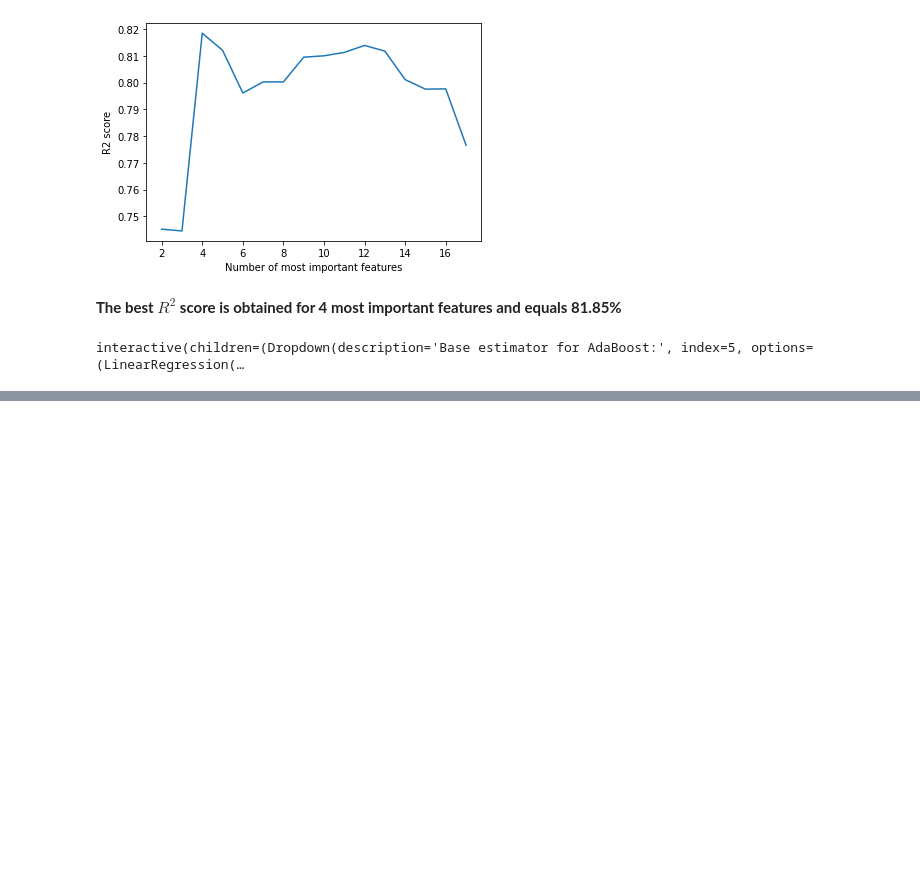
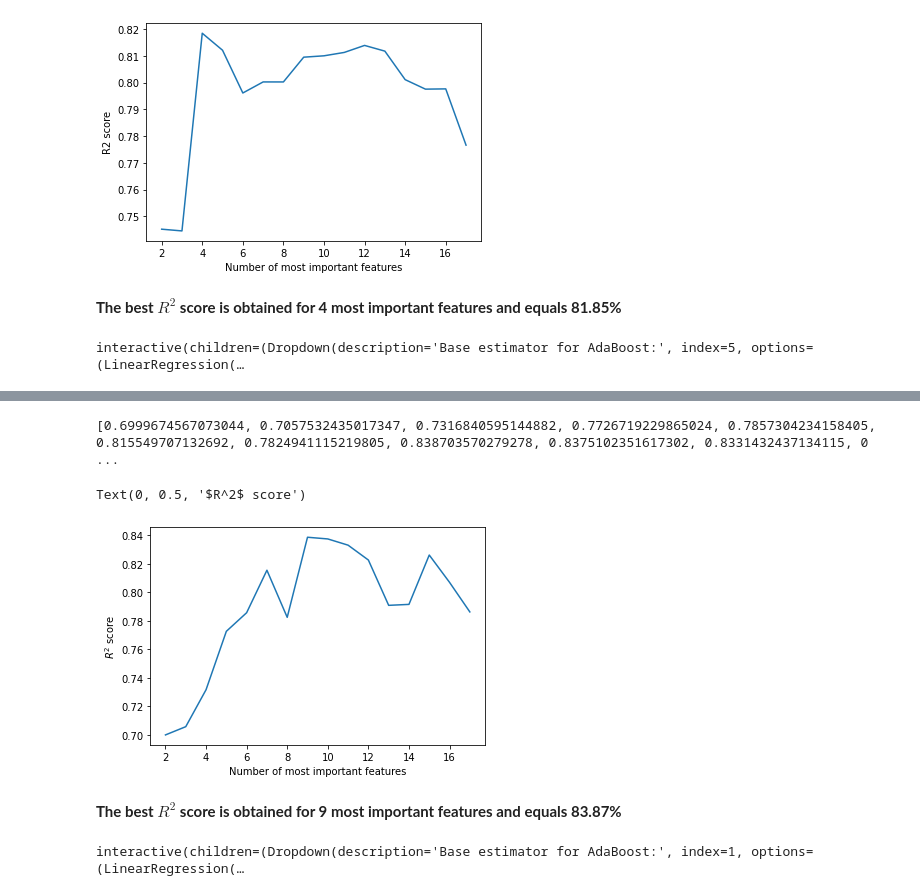
Before and after one commit to monikachudyba/MachineLearningProjects, a Jupyter notebook: Regression - House Pricing.ipynb, the cells around one changed output, grey strips where cells are left out. Cells and saved outputs as stored; diff of their text form; code cells hidden in the pictures; blank space fills up the shorter version.

Commit message:
Bagging

```diff
--- a/Regression - House Pricing.ipynb
+++ b/Regression - House Pricing.ipynb
@@ -612,0 +636,21 @@ interactive(children=(Dropdown(description='Base estimator for AdaBoost:', index
+# %%
+lr = LinearRegression()
+dtr = DecisionTreeRegressor()
+dtr3 = DecisionTreeRegressor(max_depth = 3)
+knr3 = KNeighborsRegressor(n_neighbors = 3)
+knr = KNeighborsRegressor()
+svr = SVR()
+svr_lin = SVR(kernel='linear')
+# %%
+tuned_parameters = {
+    'base_estimator': [lr, dtr, dtr3, knr3, knr, svr, svr_lin],
+    'n_estimators': [10, 20, 30],
+    'bootstrap_features': [False, True],
+    'oob_score': [False, True],
+    'warm_start': [False, True]
+}
+
+br= BaggingRegressor(random_state = 33)
+
+model = GridSearchCV(br, tuned_parameters, cv=10, scoring='r2')
+model.fit(X_train, y_train)
@@ -612,0 +693,7 @@ interactive(children=(Dropdown(description='Base estimator for AdaBoost:', index
+# %%
+best_reg= BaggingRegressor(base_estimator = dtr, bootstrap_features= True, n_estimators= 30, random_state = 33)
+best_fit = best_reg.fit(X_train, y_train)
+# %%
+pi = permutation_importance(best_fit, X_test, y_test,
+                           n_repeats=10,
+                           random_state=33)
@@ -612,0 +704,48 @@ interactive(children=(Dropdown(description='Base estimator for AdaBoost:', index
+# %%
+num_feats=list(range(2,18))
+score=[]
+for n in num_feats:
+    features = pi.importances_mean.argsort()[-n:]
+    regr2d=best_reg.fit(X_train[:,features ], y_train)
+    y_pred2d = regr2d.predict(X_test[:, features])
+    score.append(metrics.r2_score(y_test,y_pred2d))
+print(score)
+plt.plot(num_feats,score)
+plt.xlabel('Number of most important features')
+plt.ylabel('$R^2$ score')
+# %% [output]
+[0.6999674567073044, 0.7057532435017347, 0.7316840595144882, 0.7726719229865024, 0.7857304234158405, 0.815549707132692, 0.7824941115219805, 0.838703570279278, 0.8375102351617302, 0.8331432437134115, 0 ...
+Text(0, 0.5, '$R^2$ score')
+[figure, added]
+# %% [markdown]
+**The best $R^2$ score is obtained for 9 most important features and equals 83.87%**
+# %%
+features = pi.importances_mean.argsort()[-9:]
+X=X_train[:,pi.importances_mean.argsort()[-1]]
+X_t = X_test[:,pi.importances_mean.argsort()[-1]]
+
+@interact(estimator=widgets.Dropdown(options=[lr, dtr, dtr3, knr3, knr, svr, svr_lin], value=dtr, description='Base estimator for AdaBoost:', style= {'description_width': 'initial'}),
+          show_train=widgets.Checkbox(value=True, description= 'Show train dataset'))
+def different_estimator(estimator, show_train):
+
+  model = BaggingRegressor(base_estimator = estimator, bootstrap_features= True, n_estimators= 30, random_state = 33)
+  regr2d=model.fit(X_train[:,features ], y_train)
+  y_pred2d = regr2d.predict(X_test[:, features])
+
+  if show_train:
+    fig = go.Figure([
+        go.Scatter(x=X, y=y_train, name='train', mode='markers'),
+        go.Scatter(x=X_t, y=y_test, name='test', mode='markers'),
+        go.Scatter(x=np.sort(X_t), y=y_pred2d[X_t.argsort()], name=f'prediction: {metrics.r2_score(y_test,y_pred2d)*100:.4} %')
+      ])
+    fig.update_layout(xaxis_title="Latitude coordinate, standardized", yaxis_title="Price of house, standardized")
+  else:
+    fig = go.Figure([
+        go.Scatter(x=X_t, y=y_test, name='test', mode='markers'),
+        go.Scatter(x=np.sort(X_t), y=y_pred2d[X_t.argsort()], name=f'prediction: {metrics.r2_score(y_test,y_pred2d)*100:.4} %')
+      ])
+    fig.update_layout(xaxis_title="Latitude coordinate, standardized", yaxis_title="Price of house, standardized")
+
+  return fig.show(renderer="colab")
+# %% [output]
+interactive(children=(Dropdown(description='Base estimator for AdaBoost:', index=1, options=(LinearRegression(…
```
Also changed, not shown: parts of 15 cells of this notebook, 1 other file.
